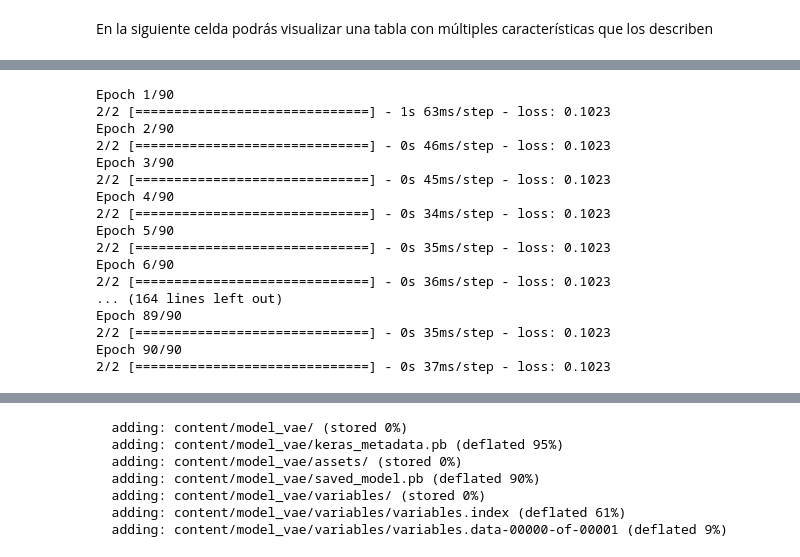
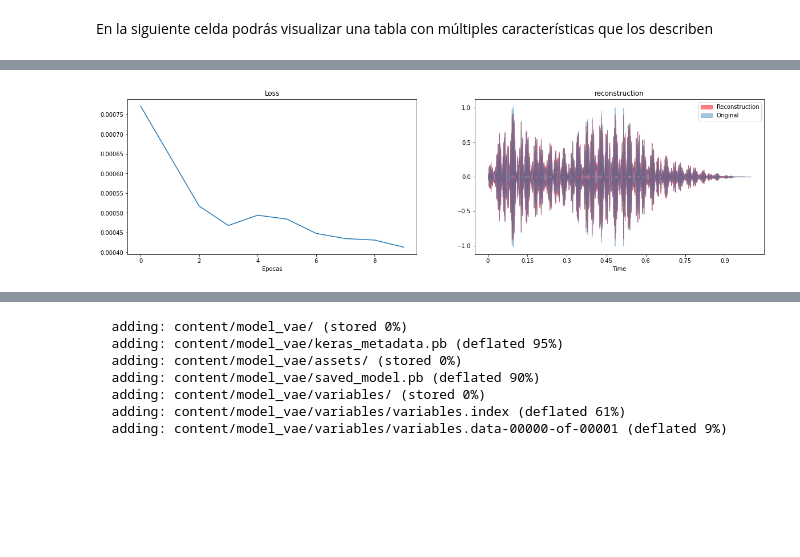
Before and after one commit to mezaga/ACIML, a Jupyter notebook: ACIML_seminario_prototype.ipynb, the cells around one changed output, grey strips where cells are left out. Saved outputs shown, nothing was run; the diff lists cells and outputs as text; code cells hidden in the pictures; blank space fills up the shorter version.

```diff
--- a/ACIML_seminario_prototype.ipynb
+++ b/ACIML_seminario_prototype.ipynb
@@ -398,22 +193,0 @@ WARNING:absl:Found untraced functions such as _jit_compiled_convolution_op, _jit
-# %%
-new_model = tf.keras.models.load_model('saved_model/my_model')
-new_model.compile(optimizer= optimizer,loss = 'mean_squared_error')
-tr_logs = new_model.fit(Xw, Xw, shuffle = True, batch_size= 5, epochs= 90)
-# %% [output]
-Epoch 1/90
-2/2 [==============================] - 1s 63ms/step - loss: 0.1023
-Epoch 2/90
-2/2 [==============================] - 0s 46ms/step - loss: 0.1023
-Epoch 3/90
-2/2 [==============================] - 0s 45ms/step - loss: 0.1023
-Epoch 4/90
-2/2 [==============================] - 0s 34ms/step - loss: 0.1023
-Epoch 5/90
-2/2 [==============================] - 0s 35ms/step - loss: 0.1023
-Epoch 6/90
-2/2 [==============================] - 0s 36ms/step - loss: 0.1023
-... (164 lines left out)
-Epoch 89/90
-2/2 [==============================] - 0s 35ms/step - loss: 0.1023
-Epoch 90/90
-2/2 [==============================] - 0s 37ms/step - loss: 0.1023
@@ -419,0 +231,41 @@ Epoch 90/90
+# %%
+#@title Evaluación del modelo
+#una visualización donde se vea la curva del modelo junto a la recunstruccion
+
+
+def latent_search(audio_id, df, audio_list):
+  '''function that retrieves the correct audio representation in the latent space'''
+  audio_idx = list(df[df['id'] == audio_id].index)[0]
+  latent_gen = encoder_pretrained.predict(audio_list[audio_idx:])
+  recons = decoder_pretrained.predict(latent_gen[0][0:])
+  recons= recons[0].flatten()
+  return latent_gen, recons
+
+def gps_latent(dic_tracks, df, data):
+  '''search all track ids position in the latent space in an ''orderly fashion'' '''
+  res_latent = []
+  for key in dic_tracks.keys():
+    res_latent.append(latent_search(key, df, data)[0])
+  return res_latent
+
+all_tracks_latent = gps_latent(audiotracks, DATA_filt, Xw)
+
+
+
+track = random.choices(ids)[0]
+fig, ax = plt.subplots(1,2)
+fig.set_figwidth(20)
+fig.set_figheight(5)
+ax[0].plot(tr_logs.history['loss'])
+librosa.display.waveshow(latent_search(track, DATA_filt, Xw)[1], sr=16000, color='r', alpha=0.5, ax=ax[1], label='Reconstruction')
+librosa.display.waveshow(Xw[audiotracks[track]].flatten(), sr=16000, alpha=0.4, ax=ax[1], label='Original')
+ax[1].legend()
+ax[0].set_xlabel("Epocas")
+ax[0].set_title('Loss')
+ax[1].set_title('reconstruction')
+
+
+####archivos de audio
+IPython.display.display(IPython.display.Audio(Xw[audiotracks[track]].flatten(), rate = sr16k))
+IPython.display.display(IPython.display.Audio(latent_search(track, DATA_filt, Xw)[1],rate = sr16k))
+# %% [output]
@@ -419,0 +293 @@ Epoch 90/90
+[figure, added]
```
Also changed, not shown: parts of 47 cells of this notebook.
